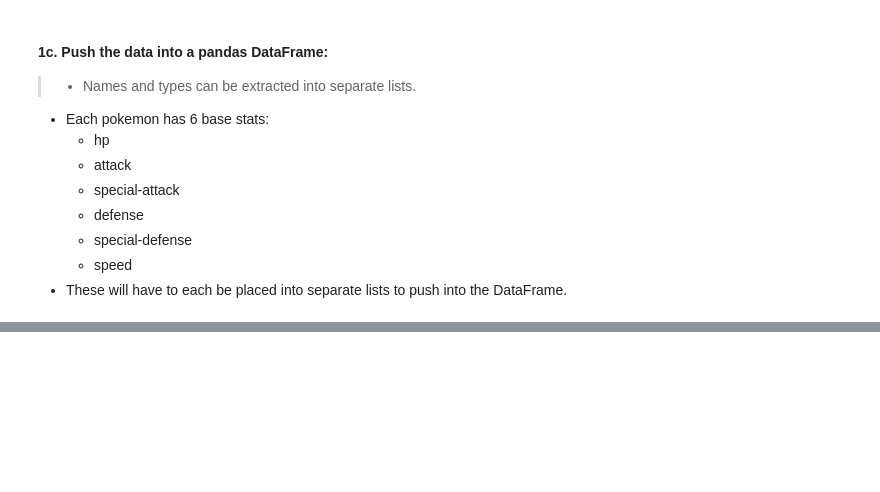
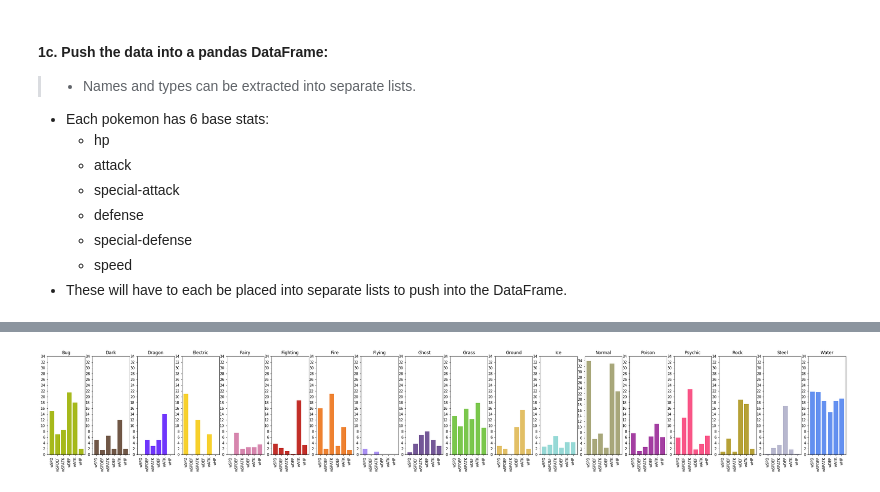
Before and after one commit to Mushtatoes/pokenalysis, a Jupyter notebook: Pokemon_Type_1_to_Highest_Base_Stat.ipynb, the cells around one changed output, grey strips where cells are left out. Saved outputs shown, nothing was run; the diff lists cells and outputs as text; code cells hidden in the pictures; blank space fills up the shorter version.

```diff
--- a/Pokemon_Type_1_to_Highest_Base_Stat.ipynb
+++ b/Pokemon_Type_1_to_Highest_Base_Stat.ipynb
@@ -122,4 +115,0 @@ pokemon_df.head()
-# %%
-pokemon_df['hi_stat'] = pokemon_df[['spd','spdef','spatk','def','atk','hp']].idxmax(axis=1)
-
-pokemon_df.head()
@@ -156,0 +164,4 @@ grass_df
+# %%
+type1_stat_df = pokemon_df[['Type1','wSPD','wSPDEF','wSPATK','wDEF','wATK','wHP']].groupby('Type1').sum().reset_index()
+
+type1_stat_df
@@ -156,0 +191,40 @@ grass_df
+# %%
+# Saving all types and all stats to increase readability:
+types = type1_stat_df.Type1
+stats = type1_stat_df.columns[1:]
+
+# HTML colors for each type:
+type_colors = {'bug': '#A6B91A', 'dark': '#705746', 'dragon': '#6F35FC', 'electric': '#F7D02C', 'fairy': '#D685AD', 'fighting': '#C22E28'
+, 'fire': '#EE8130', 'flying': '#A98FF3', 'ghost': '#735797', 'grass': '#7AC74C', 'ground': '#E2BF65', 'ice': '#96D9D6'
+, 'normal': '#A8A77A', 'poison': '#A33EA1', 'psychic': '#F95587', 'rock': '#B6A136', 'steel': '#B7B7CE', 'water': '#6390F0'}
+
+# Saving the xticks and yticks locations:
+x = range(len(stats))
+y = range(0, round(max(list(type1_stat_df[['wSPD','wSPDEF','wSPATK','wDEF','wATK','wHP']].max(axis = 1))))+ 2, 2)
+
+# Create function to pull type subplots based on parameters:
+ntypes = {t : i for i, t in enumerate(types)}
+
+def format_fig(pokemon_types):
+  n = len(pokemon_types)
+  fig, ax = plt.subplots(1, n, figsize = (n * 2.2, 5))
+  type_to_index = [ntypes[type1] for type1 in pokemon_types]
+  if n == 1: # One subplot cannot be index with ax[0]:
+    t = ntypes[''.join(pokemon_types)]
+    ax.bar(x, type1_stat_df.iloc[t][1:], color = list(type_colors.values())[t])
+    ax.set_xticks(x)
+    ax.set_xticklabels(stats, rotation = 90)
+    ax.set_yticks(y)
+    ax.set_title(types[t].capitalize())
+  else:
+    for i, t in enumerate(type_to_index):
+      ax[i].bar(x, type1_stat_df.iloc[t][1:], color = list(type_colors.values())[t])
+      ax[i].set_xticks(x)
+      ax[i].set_xticklabels(stats, rotation = 90)
+      ax[i].set_yticks(y)
+      ax[i].set_title(types[t].capitalize())
+  plt.show()
+
+format_fig(types)
+# %% [output]
+[figure, added]
```
Also changed, not shown: parts of 19 cells of this notebook.
